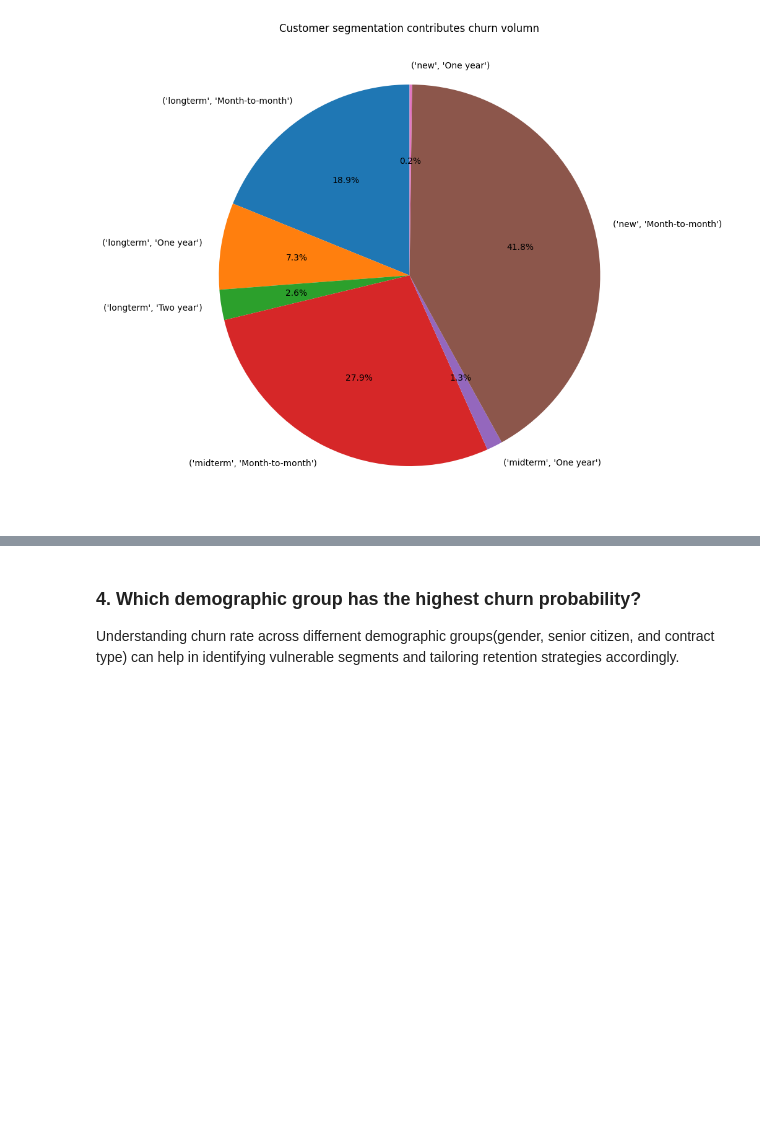
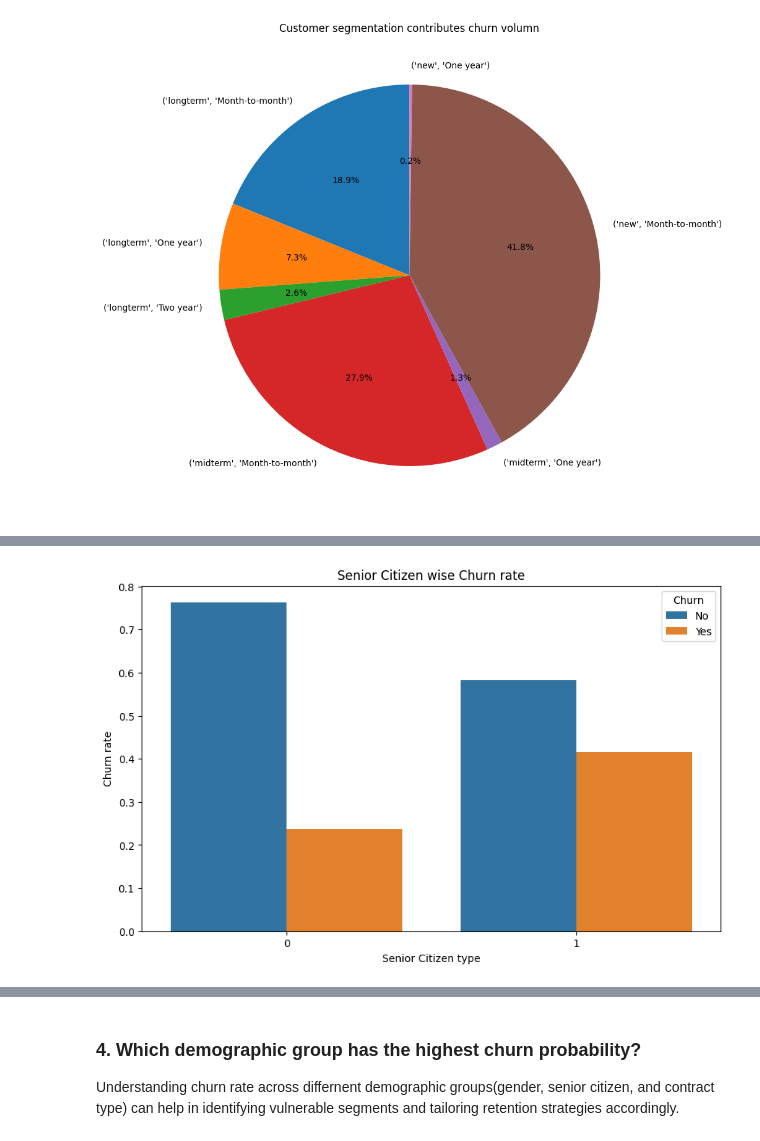
Before and after one commit to apabritamaity/data-analyst-portfolio, a Jupyter notebook: customer-churn-analysis/notebooks/03_EDA.ipynb, the cells around one changed output, grey strips where cells are left out. Saved outputs shown, nothing was run; the diff lists cells and outputs as text; code cells hidden in the pictures; blank space fills up the shorter version.

```diff
--- a/customer-churn-analysis/notebooks/03_EDA.ipynb
+++ b/customer-churn-analysis/notebooks/03_EDA.ipynb
@@ -244,0 +237,5 @@ plt.title('Customer segmentation contributes churn volumn');
+# %%
+## Churn rate of senior citizen
+churn_rate_of_senior_citizen = df.groupby(['SeniorCitizen'])['Churn'].value_counts(normalize=True).to_frame()
+
+churn_rate_of_senior_citizen
@@ -244,0 +249,8 @@ plt.title('Customer segmentation contributes churn volumn');
+# %%
+plt.figure(figsize=(10,6))
+sns.barplot(data=churn_rate_of_senior_citizen, x='SeniorCitizen', y='proportion', hue='Churn')
+plt.xlabel("Senior Citizen type")
+plt.ylabel("Churn rate")
+plt.title("Senior Citizen wise Churn rate");
+# %% [output]
+[figure, added]
```
Also changed, not shown: parts of 23 cells of this notebook.
